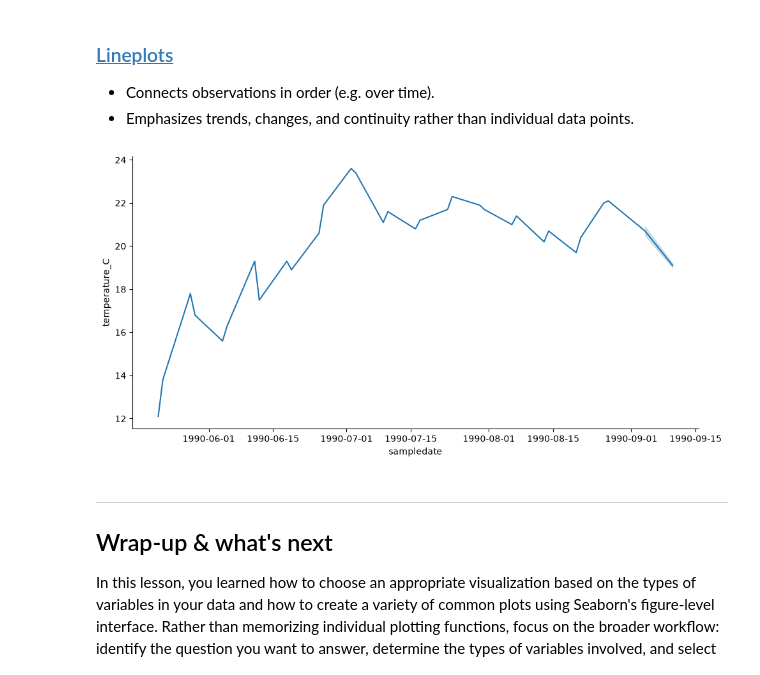
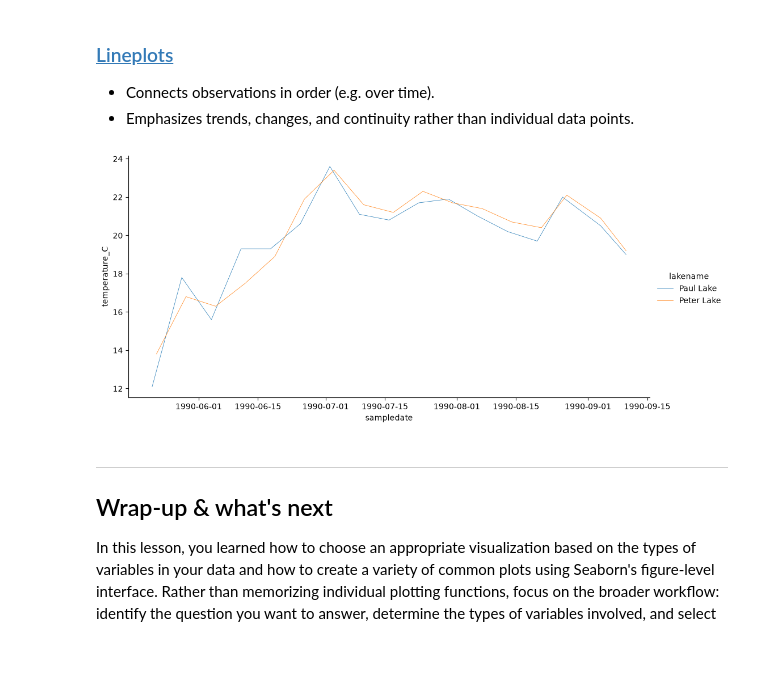
Before and after one commit to lamthieu1101/ENV700, a Jupyter notebook: lessons/M5-1-visualization-plot-types.ipynb, the cells around one changed output. Cells and saved outputs as stored; diff of their text form; code cells hidden in the pictures.

Commit message:
First update on A5 Data Visualization

```diff
--- a/lessons/M5-1-visualization-plot-types.ipynb
+++ b/lessons/M5-1-visualization-plot-types.ipynb
@@ -552,19 +552,19 @@ sns.lmplot(
 # %%
 sns.relplot(
     data=PeterPaul_chem_nutrients.loc[
         (PeterPaul_chem_nutrients['depth']==0) &
         (PeterPaul_chem_nutrients['year4'].isin(range(1990,1991)))
     ],
     x='sampledate',
     y='temperature_C',
     aspect=2,
     kind='line',
-    #hue='year4'
-    #hue='lakename',
-    #linewidth=0.5
+    #hue='year4',
+    hue='lakename',
+    linewidth=0.5,
 );
 # %% [output]
-[figure, old version]
+[figure, new version]
 # %% [markdown]
 ---
 ## Wrap-up & what's next
```
Also changed, not shown: parts of 2 cells of this notebook, 1 other file.
